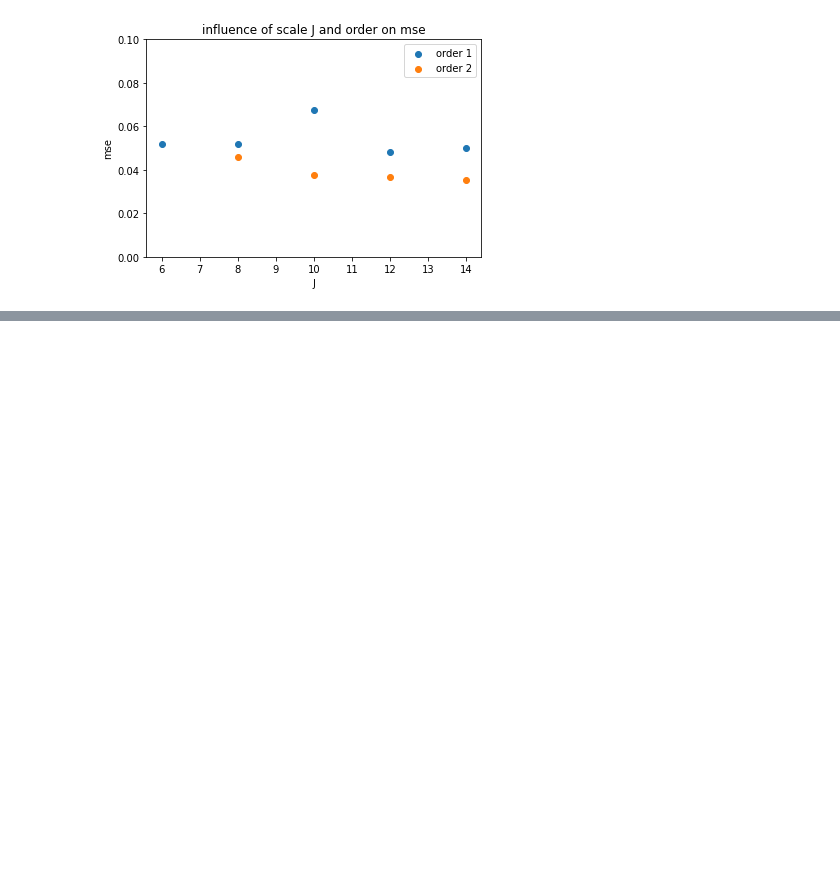
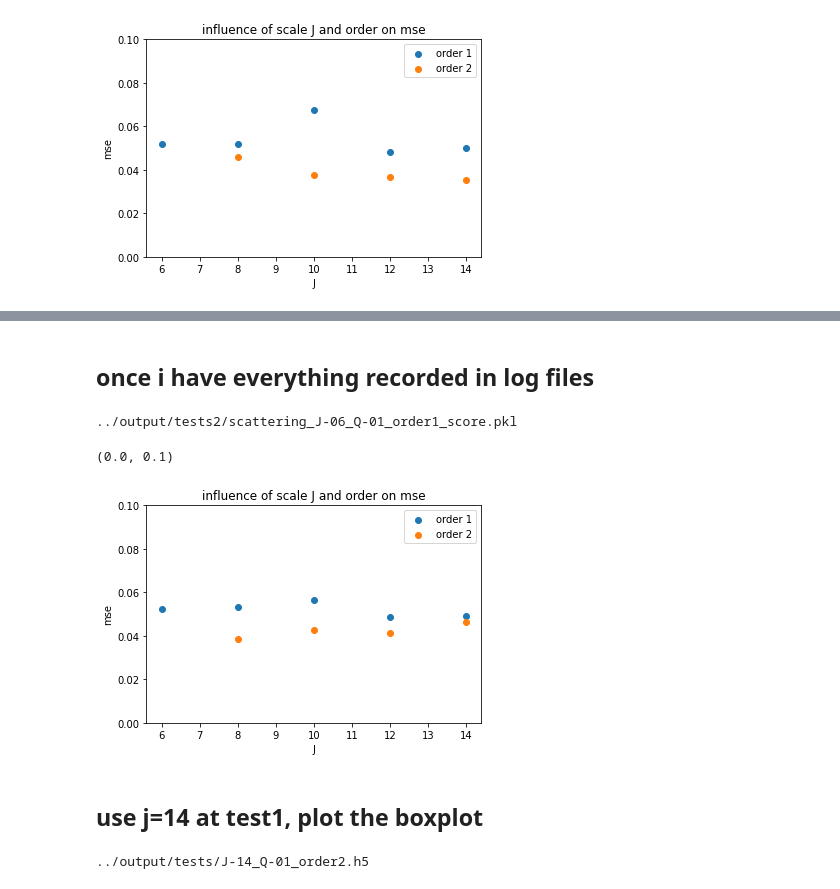
Before and after one commit to lylyhan/wave2shape, a Jupyter notebook: notebooks/07_differentJ.ipynb, the cells around one changed output, grey strips where cells are left out. Drawn from its saved outputs; the diff is of its cells as text; code cells hidden in the pictures; blank space fills up the shorter version.

```diff
--- a/notebooks/07_differentJ.ipynb
+++ b/notebooks/07_differentJ.ipynb
@@ -32,6 +32,6 @@ import pickle
 import matplotlib.pyplot as plt
 import math
 # %%
-output_dir = "../output/tests"
+output_dir = "../output/tests2"
 os.listdir(output_dir)
 # %% [output]
@@ -198,0 +343,76 @@ plt.ylim([0,0.1])
+# %% [markdown]
+## once i have everything recorded in log files
+# %%
+pickle_name = "_".join(
+                ["scattering",
+                "J-" + str(6).zfill(2), "Q-" + str(1).zfill(2), "order" + str(1)]
+            )
+save_log = os.path.join("../output/tests2",pickle_name+"_score.pkl")
+print(save_log)
+#pkl_test = open(save_log,'rb')
+# %% [output]
+../output/tests2/scattering_J-06_Q-01_order1_score.pkl
+# %%
+pkl_test = open(save_log,'rb')
+val_loss,train_loss,test_loss = pickle.load(pkl_test)
+# %%
+
+pkl_dir = '/scratch/hh2263/drum_data/han2020fa_sc-pkl/'
+record = []
+J=[6,8,10,12,14]
+order = [1,2]
+order1=[]
+order2=[]
+j1=[]
+j2=[]
+for j in J:
+    for o in order:
+        if j==6 and o==2:
+            pass
+        else:
+            pickle_name = "_".join(
+                ["scattering",
+                "J-" + str(j).zfill(2), "Q-" + str(Q).zfill(2), "order" + str(o)]
+            )
+            save_log = os.path.join("../output/tests2",pickle_name+"_score.pkl")
+            pkl_test = open(save_log,'rb')
+            val_loss,train_loss,test_loss = pickle.load(pkl_test)
+            if o==1:
+                order1.append(test_loss)
+                j1.append(j)
+            else:
+                order2.append(test_loss)
+                j2.append(j)
+# %%
+plt.scatter(j1,order1)
+plt.scatter(j2,order2)
+plt.legend(['order 1', 'order 2'])
+plt.xlabel('J')
+plt.ylabel('mse')
+plt.title('influence of scale J and order on mse')
+plt.ylim([0,0.1])
+# %% [output]
+(0.0, 0.1)
+[figure, added]
+# %% [markdown]
+## use j=14 at test1, plot the boxplot
+# %%
+
+model_path = os.path.join(
+               "../output/tests", "_".join([ "J-" + str(j).zfill(2), "Q-" + str(Q).zfill(2), "order" + str(o)]) + ".h5")
+print(model_path)
+model_best = create_model_adjustable(14,1,2,k_size=8,nchan_out=16,activation='linear')
+model_best.load_weights(model_path)
+#load test and train files
+pickle_name = "_".join(
+    ["scattering",
+    "J-" + str(j).zfill(2), "Q-" + str(Q).zfill(2), "order" + str(o)]
+)
+pkl_path_test = os.path.join(pkl_dir,pickle_name+"_fold-test.pkl")
+pkl_test = open(pkl_path_test,'rb')
+Sy_test,y_test = pickle.load(pkl_test)
+pkl_path_train = os.path.join(pkl_dir,pickle_name+"_fold-train.pkl")
+pkl_train = open(pkl_path_train, 'rb')
+Sy_train,y_train = pickle.load(pkl_train)
+# %% [output]
+../output/tests/J-14_Q-01_order2.h5
```
Also changed, not shown: parts of 39 cells of this notebook, 5 other files.
